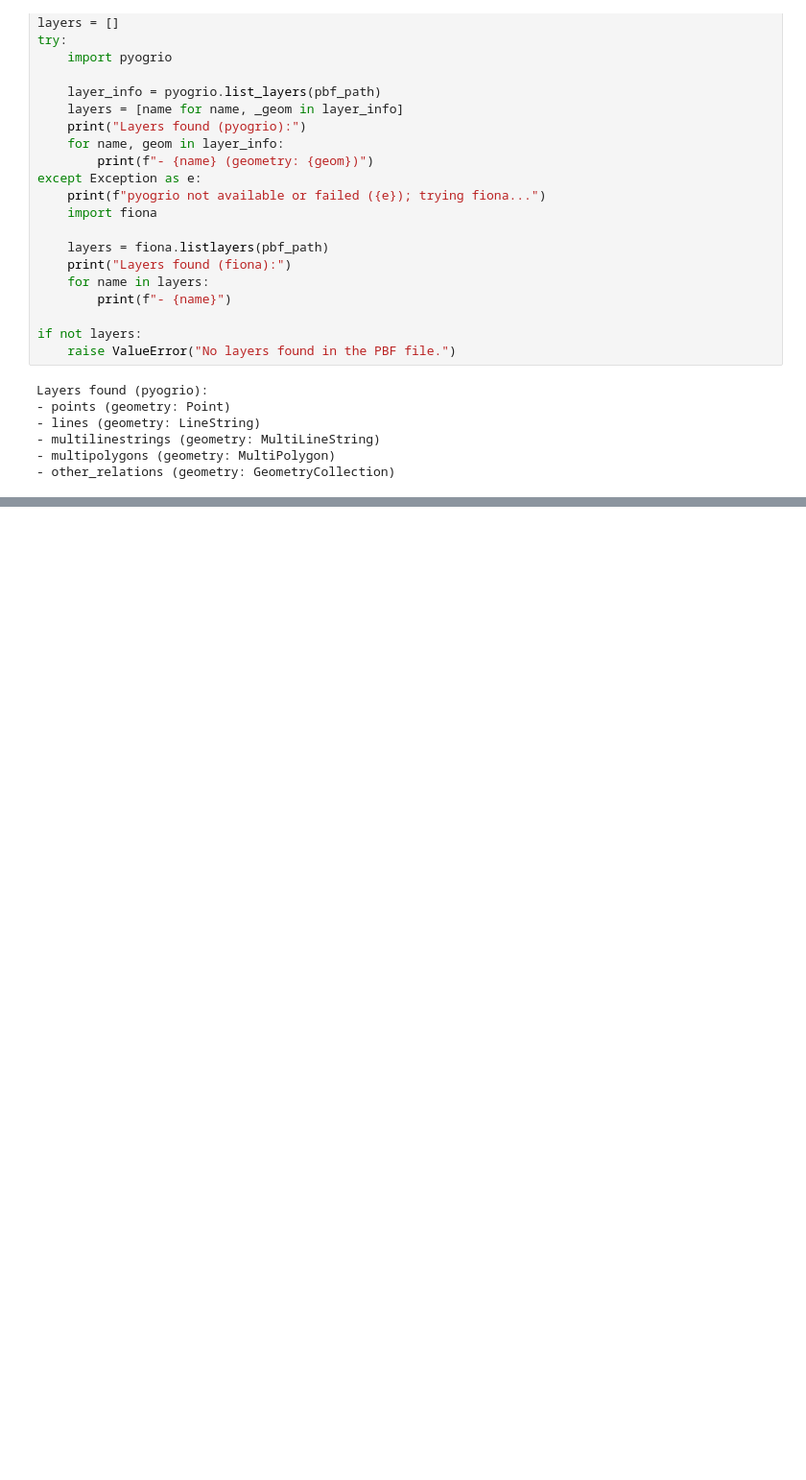
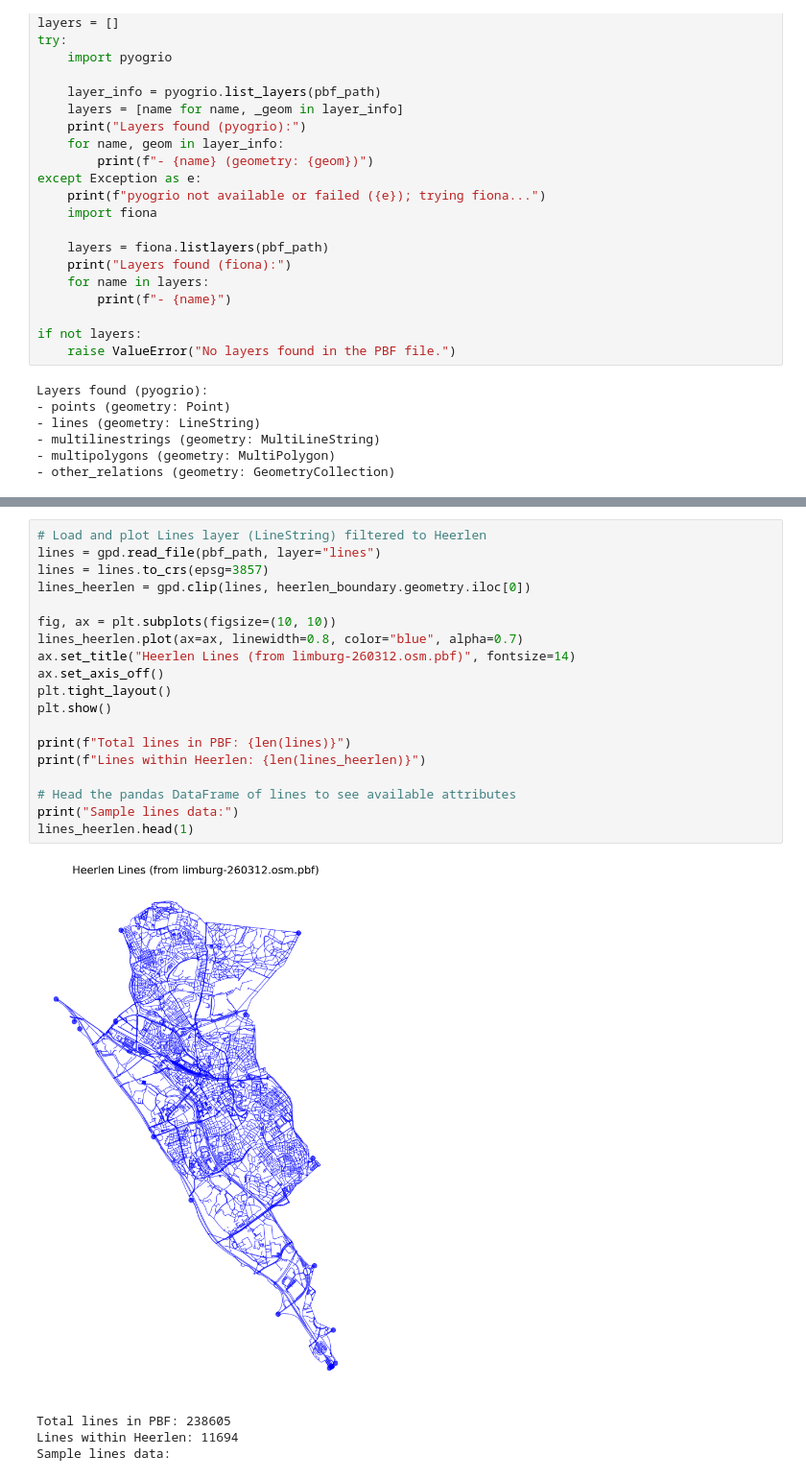
Before and after one commit to Research-Center-Data-Intelligence/Homecare-route-planner, a Jupyter notebook: routing_scripts/map_display.ipynb, the cells around one changed output, grey strips where cells are left out. Shown at 96% size. Cells and saved outputs as stored; diff of their text form; blank space fills up the shorter version.

```diff
--- a/routing_scripts/map_display.ipynb
+++ b/routing_scripts/map_display.ipynb
@@ -815,0 +830,24 @@ KeyboardInterrupt:
+# %%
+# Load and plot Lines layer (LineString) filtered to Heerlen
+lines = gpd.read_file(pbf_path, layer="lines")
+lines = lines.to_crs(epsg=3857)
+lines_heerlen = gpd.clip(lines, heerlen_boundary.geometry.iloc[0])
+
+fig, ax = plt.subplots(figsize=(10, 10))
+lines_heerlen.plot(ax=ax, linewidth=0.8, color="blue", alpha=0.7)
+ax.set_title("Heerlen Lines (from limburg-260312.osm.pbf)", fontsize=14)
+ax.set_axis_off()
+plt.tight_layout()
+plt.show()
+
+print(f"Total lines in PBF: {len(lines)}")
+print(f"Lines within Heerlen: {len(lines_heerlen)}")
+
+# Head the pandas DataFrame of lines to see available attributes
+print("Sample lines data:")
+lines_heerlen.head(1)
+# %% [output]
+[figure, added]
+Total lines in PBF: 238605
+Lines within Heerlen: 11694
+Sample lines data:
```
Also changed, not shown: parts of 7 cells of this notebook, 1 other file.
